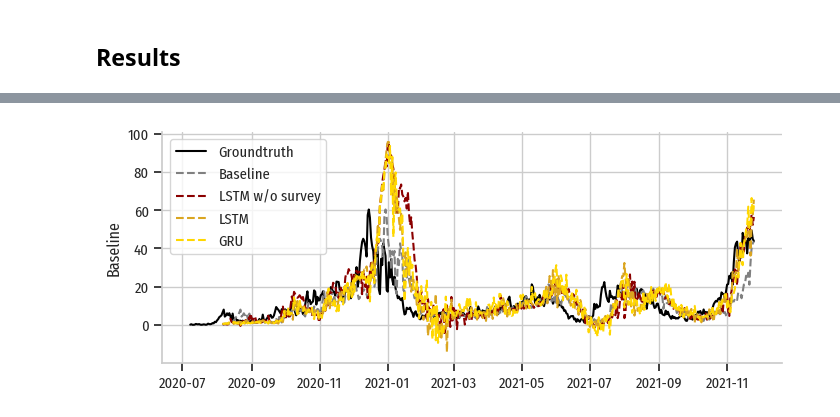
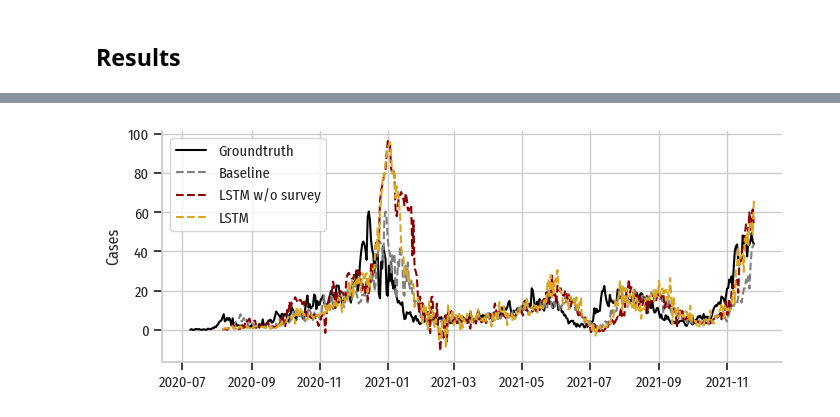
Before and after one commit to LMeynent/master-thesis-public, a Jupyter notebook: 5.2.2 - Predicting future cases.ipynb, the cells around one changed output, grey strips where cells are left out. Drawn from its saved outputs; the diff is of its cells as text; code cells hidden in the pictures.

```diff
--- a/5.2.2 - Predicting future cases.ipynb
+++ b/5.2.2 - Predicting future cases.ipynb
@@ -436,14 +436,14 @@ dtype: float64
 # %%
 _, ax = plt.subplots(figsize=(8,3), sharex=True)
 
 sns.lineplot(x=dates['Midtjylland'], y=np.array(y['Midtjylland'])[:,0], label='Groundtruth', color='black', ax=ax)
 sns.lineplot(x=dates['Midtjylland'][DELAY+FUTURE+1:], y=forc['Baseline'][:-FUTURE], label='Baseline', color='grey', ls='--', ax=ax)
 sns.lineplot(x=dates['Midtjylland'][DELAY+FUTURE+1:], y=forc['LSTM w/o survey'][:-FUTURE], label='LSTM w/o survey', color='darkred', ls='--', ax=ax)
 sns.lineplot(x=dates['Midtjylland'][DELAY+FUTURE+1:], y=forc['LSTM'][:-FUTURE], label='LSTM', color='goldenrod', ls='--', ax=ax)
-sns.lineplot(x=dates['Midtjylland'][DELAY+FUTURE+1:], y=forc['GRU'][:-FUTURE], label='GRU', color='gold', ls='--', ax=ax)
-axs[0].set(title='14d-Forecasted R(t), region Midtjylland', ylabel='R(t)')
+#sns.lineplot(x=dates['Midtjylland'][DELAY+FUTURE+1:], y=forc['GRU'][:-FUTURE], label='GRU', color='gold', ls='--', ax=ax)
+ax.set(ylabel='Cases')
 
-plt.savefig('figures/causal_cases.png', bbox_inches='tight', pad_inches=0., dpi=1200)
+plt.savefig('figures/causal_cases.png', bbox_inches='tight', pad_inches=0., dpi=600)
 plt.show()
 # %% [output]
-[figure, old version]
+[figure, new version]
```
Also changed, not shown: parts of 5 cells of this notebook, 5 other files.
